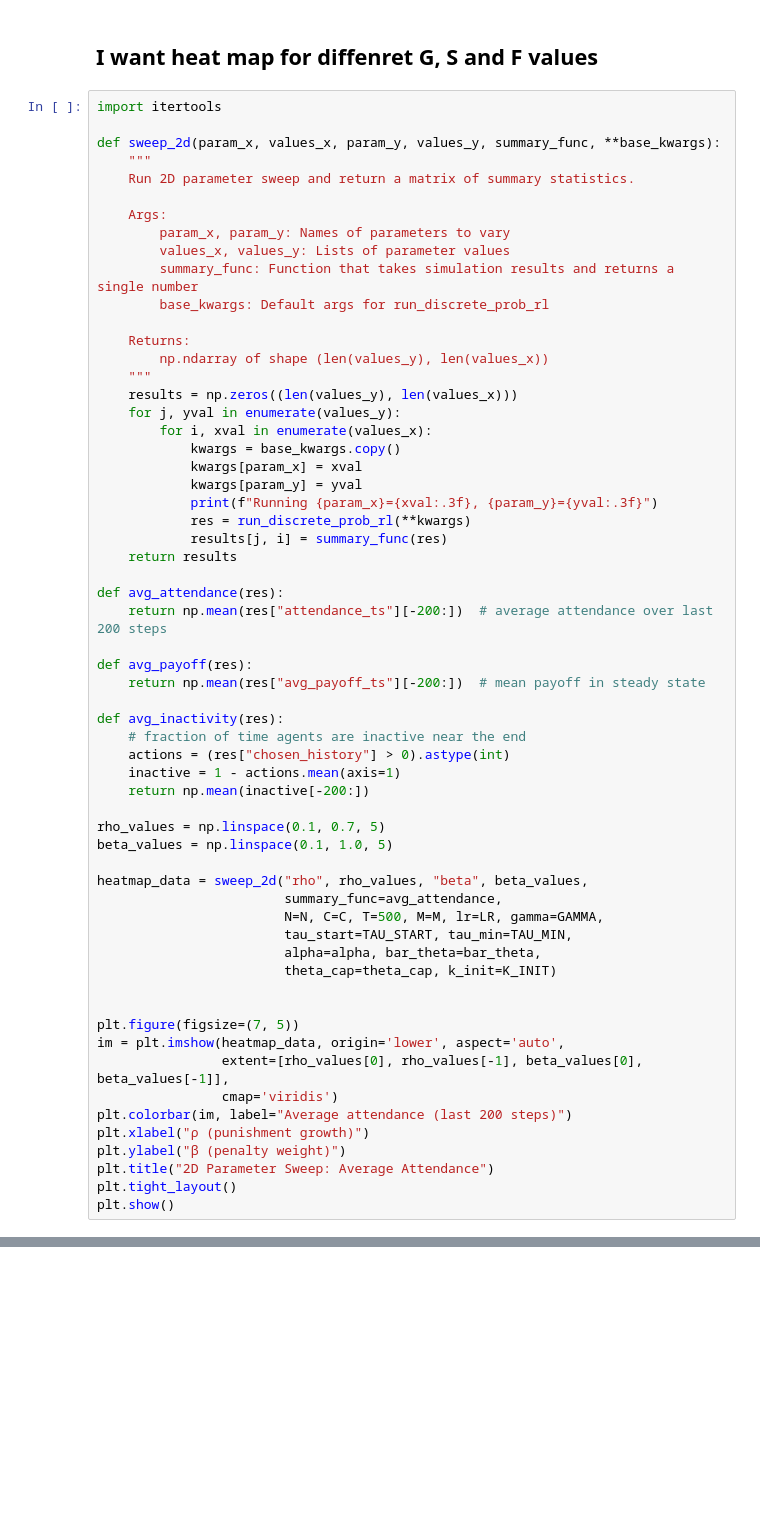
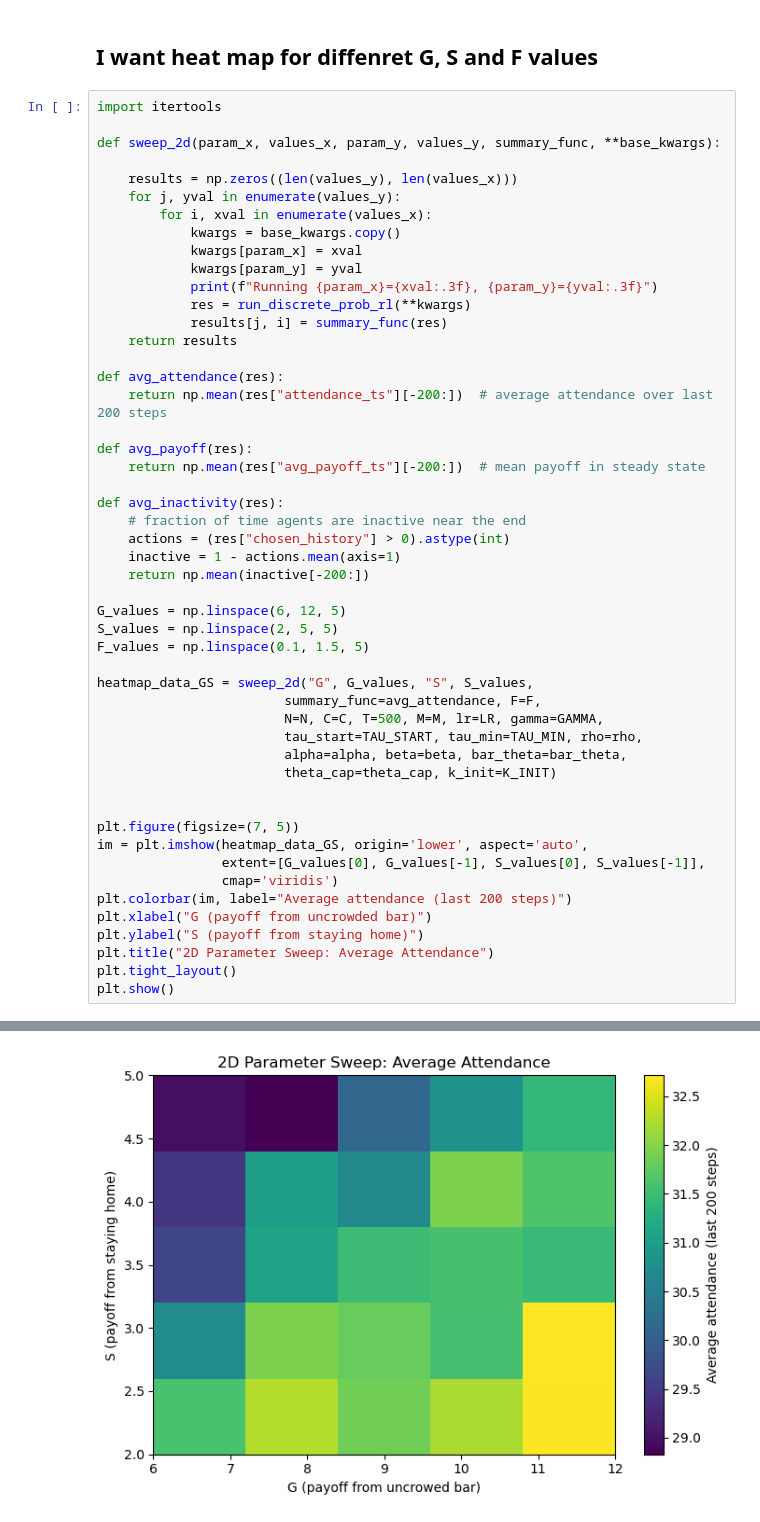
Before and after one commit to DragonsAreFuckingCool/discrete-probability-multi-agent-reinforcement-learning, a Jupyter notebook: IndividualPunishment.ipynb, the cells around one changed output, grey strips where cells are left out. Drawn from its saved outputs; the diff is of its cells as text; blank space fills up the shorter version.

```diff
--- a/IndividualPunishment.ipynb
+++ b/IndividualPunishment.ipynb
@@ -440,18 +440,7 @@ Running rho=1.500
 import itertools
 
 def sweep_2d(param_x, values_x, param_y, values_y, summary_func, **base_kwargs):
-    """
-    Run 2D parameter sweep and return a matrix of summary statistics.
 
-    Args:
-        param_x, param_y: Names of parameters to vary
-        values_x, values_y: Lists of parameter values
-        summary_func: Function that takes simulation results and returns a single number
-        base_kwargs: Default args for run_discrete_prob_rl
-
-    Returns:
-        np.ndarray of shape (len(values_y), len(values_x))
-    """
     results = np.zeros((len(values_y), len(values_x)))
     for j, yval in enumerate(values_y):
         for i, xval in enumerate(values_x):
@@ -475,24 +464,26 @@ def avg_inactivity(res):
     inactive = 1 - actions.mean(axis=1)
     return np.mean(inactive[-200:])
 
-rho_values = np.linspace(0.1, 0.7, 5)
-beta_values = np.linspace(0.1, 1.0, 5)
+G_values = np.linspace(6, 12, 5)
+S_values = np.linspace(2, 5, 5)
+F_values = np.linspace(0.1, 1.5, 5)
 
-heatmap_data = sweep_2d("rho", rho_values, "beta", beta_values,
-                        summary_func=avg_attendance,
+heatmap_data_GS = sweep_2d("G", G_values, "S", S_values,
+                        summary_func=avg_attendance, F=F,
                         N=N, C=C, T=500, M=M, lr=LR, gamma=GAMMA,
-                        tau_start=TAU_START, tau_min=TAU_MIN,
-                        alpha=alpha, bar_theta=bar_theta,
+                        tau_start=TAU_START, tau_min=TAU_MIN, rho=rho,
+                        alpha=alpha, beta=beta, bar_theta=bar_theta,
                         theta_cap=theta_cap, k_init=K_INIT)
 
 
 plt.figure(figsize=(7, 5))
-im = plt.imshow(heatmap_data, origin='lower', aspect='auto',
-                extent=[rho_values[0], rho_values[-1], beta_values[0], beta_values[-1]],
+im = plt.imshow(heatmap_data_GS, origin='lower', aspect='auto',
+                extent=[G_values[0], G_values[-1], S_values[0], S_values[-1]],
                 cmap='viridis')
 plt.colorbar(im, label="Average attendance (last 200 steps)")
-plt.xlabel("ρ (punishment growth)")
-plt.ylabel("β (penalty weight)")
+plt.xlabel("G (payoff from uncrowded bar)")
+plt.ylabel("S (payoff from staying home)")
 plt.title("2D Parameter Sweep: Average Attendance")
 plt.tight_layout()
 plt.show()
+# %% [output]
@@ -498,0 +507 @@ plt.show()
+[figure, added]
```
Also changed, not shown: parts of 3 cells of this notebook.
